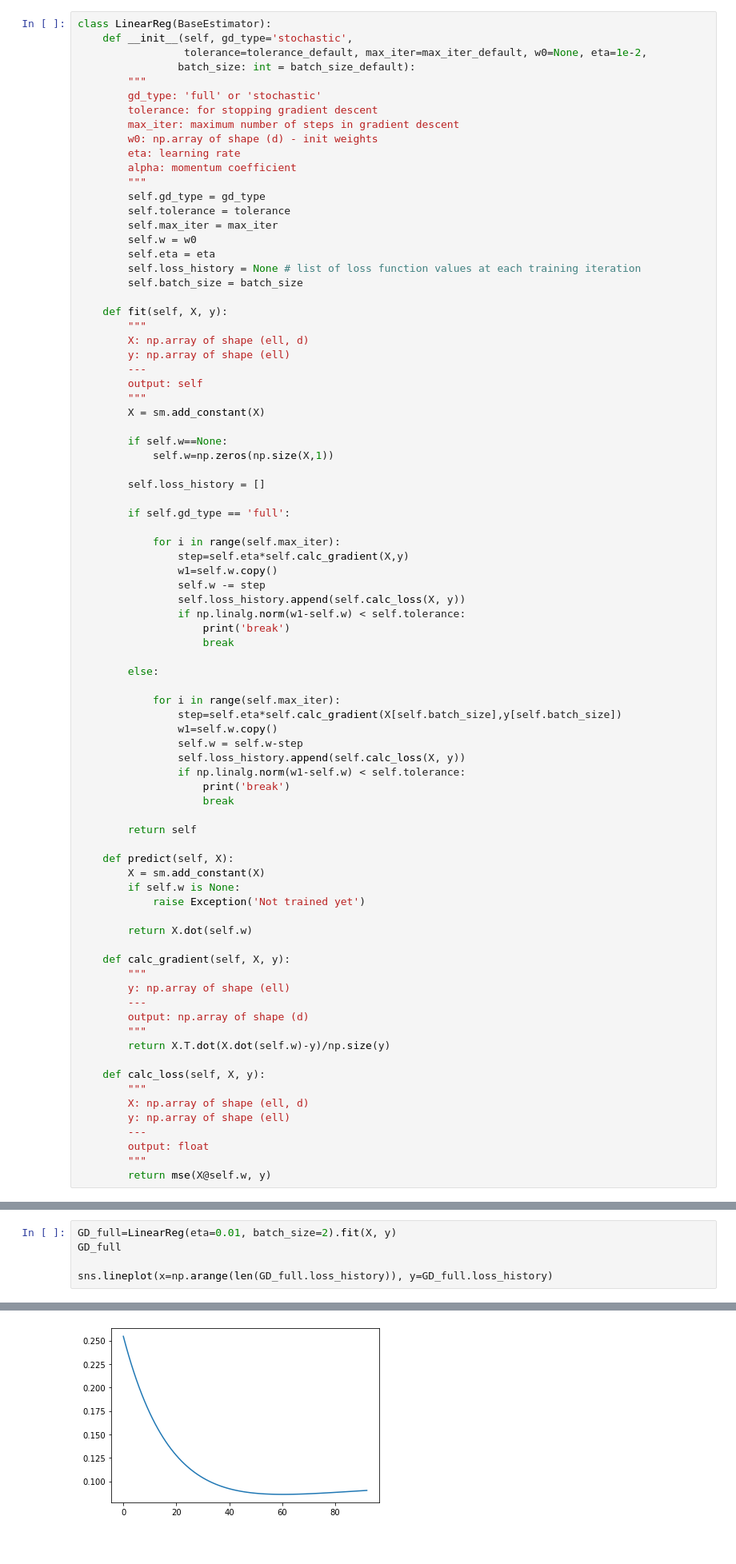
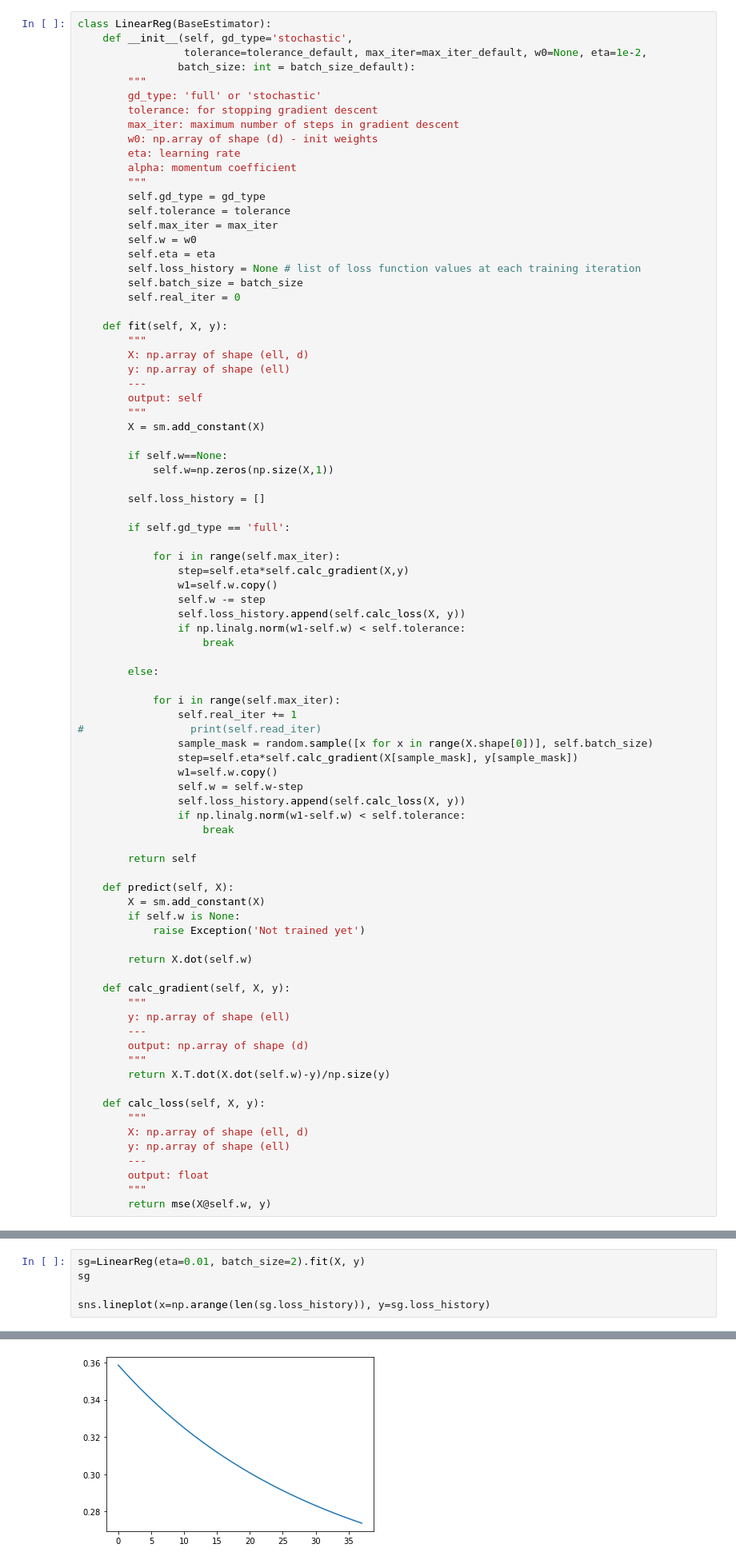
Before and after one commit to HeySlava/hse_course, a Jupyter notebook: homework3/homework-practice-03-gd.ipynb, the cells around one changed output, grey strips where cells are left out. Shown: that part at 80% size. Saved outputs shown, nothing was run; the diff lists cells and outputs as text.

Commit message:
homework3: finished task 6 without graphics

```diff
--- a/homework3/homework-practice-03-gd.ipynb
+++ b/homework3/homework-practice-03-gd.ipynb
@@ -425,6 +428,7 @@ class LinearReg(BaseEstimator):
         self.eta = eta
         self.loss_history = None # list of loss function values at each training iteration
         self.batch_size = batch_size
+        self.real_iter = 0
 
     def fit(self, X, y):
         """
@@ -448,18 +452,19 @@ class LinearReg(BaseEstimator):
                 self.w -= step
                 self.loss_history.append(self.calc_loss(X, y))
                 if np.linalg.norm(w1-self.w) < self.tolerance:
-                    print('break')
                     break
 
         else:
 
             for i in range(self.max_iter):
-                step=self.eta*self.calc_gradient(X[self.batch_size],y[self.batch_size])
+                self.real_iter += 1
+#                 print(self.read_iter)
+                sample_mask = random.sample([x for x in range(X.shape[0])], self.batch_size)
+                step=self.eta*self.calc_gradient(X[sample_mask], y[sample_mask])
                 w1=self.w.copy()
                 self.w = self.w-step
                 self.loss_history.append(self.calc_loss(X, y))
                 if np.linalg.norm(w1-self.w) < self.tolerance:
-                    print('break')
                     break
 
         return self
@@ -490,8 +495,8 @@ class LinearReg(BaseEstimator):
 # %%
 import seaborn as sns
 # %%
-GD_full=LinearReg(eta=0.01, batch_size=2).fit(X, y)
-GD_full
+sg=LinearReg(eta=0.01, batch_size=2).fit(X, y)
+sg
 
-sns.lineplot(x=np.arange(len(GD_full.loss_history)), y=GD_full.loss_history)
+sns.lineplot(x=np.arange(len(sg.loss_history)), y=sg.loss_history)
 # %% [output]
@@ -500,4 +504,4 @@ break
-[figure, old version]
+[figure, new version]
 # %% [markdown]
 ## Задание 4. Работа с данными (1 балл)
 # %%
```
Also changed, not shown: parts of 23 cells of this notebook.
